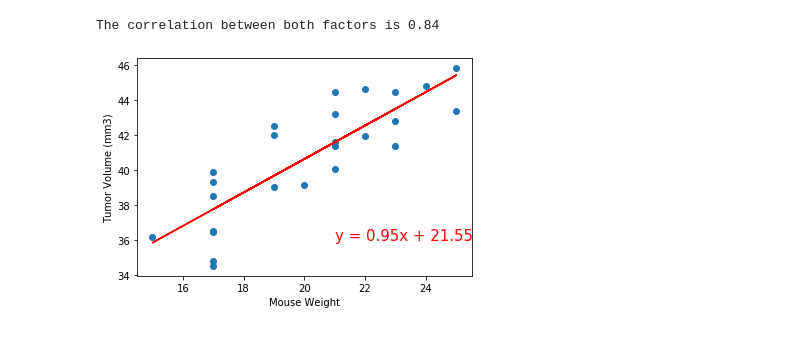
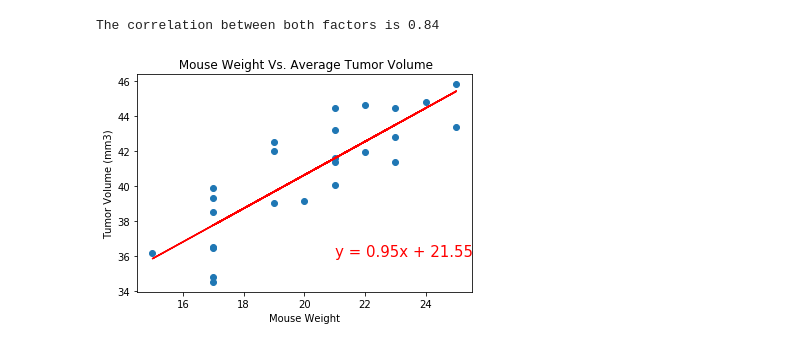
Before and after one commit to prasannarangam21/matplotlib-challenge, a Jupyter notebook: Pymaceuticals/pymaceuticals.ipynb, the cells around one changed output. Cells and saved outputs as stored; diff of their text form; code cells hidden in the pictures.

```diff
--- a/Pymaceuticals/pymaceuticals.ipynb
+++ b/Pymaceuticals/pymaceuticals.ipynb
@@ -245,14 +231,15 @@ The correlation between both factors is 0.84
 # %%
 x_values = capomulin_avg['Weight (g)']
 y_values = capomulin_avg['Tumor Volume (mm3)']
 (slope, intercept, rvalue, pvalue, stderr) = linregress(x_values, y_values)
 regress_values = x_values * slope + intercept
 line_eq = "y = " + str(round(slope,2)) + "x + " + str(round(intercept,2))
 plt.scatter(x_values,y_values)
 plt.plot(x_values,regress_values,"r-")
 plt.annotate(line_eq,(21,36),fontsize=15,color="red")
 plt.xlabel('Mouse Weight')
 plt.ylabel('Tumor Volume (mm3)')
+plt.title(" Mouse Weight Vs. Average Tumor Volume")
 plt.show()
 # %% [output]
-[figure, old version]
+[figure, new version]
```
Also changed, not shown: parts of 6 cells of this notebook.
